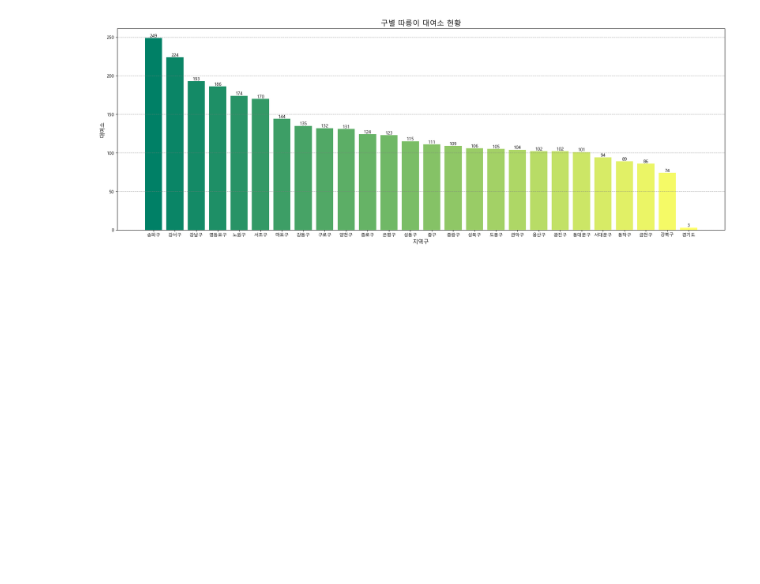
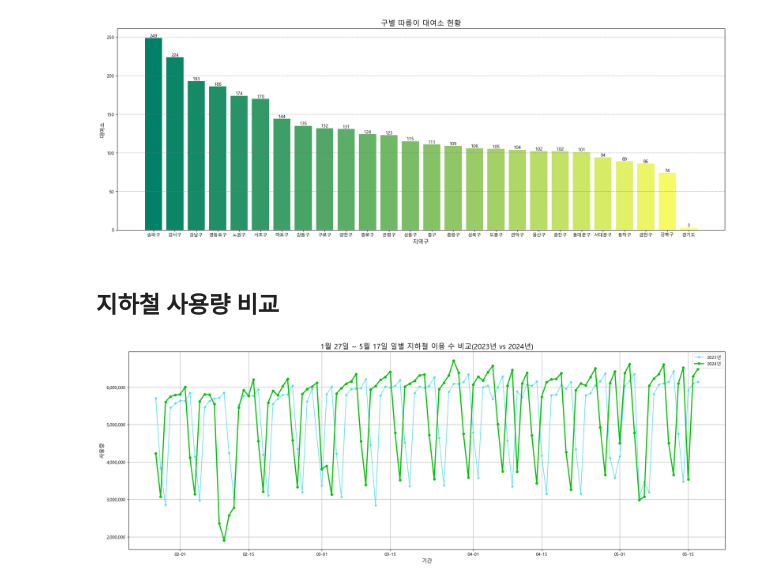
Before and after one commit to LeeShawnhun/bigdata_termproject, a Jupyter notebook: 빅데이터분석(가)_텀프로젝트.ipynb, the cells around one changed output. Cells and saved outputs as stored; diff of their text form; code cells hidden in the pictures; blank space fills up the shorter version.

```diff
--- a/빅데이터분석(가)_텀프로젝트.ipynb
+++ b/빅데이터분석(가)_텀프로젝트.ipynb
@@ -400,0 +434,3 @@ array(['종로구', '중구', '용산구', '성동구', '광진구', '동대문
+# %%
+subway_2023 = subway_2023[~subway_2023["역명"].isin(unavailable)]
+subway_2024 = subway_2024[~subway_2024["역명"].isin(unavailable)]
@@ -400,0 +439,11 @@ array(['종로구', '중구', '용산구', '성동구', '광진구', '동대문
+# %%
+subway_2023["사용일자"] = pd.to_datetime(subway_2023["사용일자"], format="%Y%m%d")
+subway_2023["월"] = subway_2023["사용일자"].dt.month
+
+subway_2024["사용일자"] = pd.to_datetime(subway_2024["사용일자"], format="%Y%m%d")
+subway_2024["월"] = subway_2024["사용일자"].dt.month
+# %%
+subway_2023_daily = subway_2023.groupby("사용일자")[["승차총승객수"]].sum()
+
+subway_2023_daily_plot = subway_2023_daily.copy()
+subway_2023_daily_plot.index = subway_2023_daily_plot.index + DateOffset(years=1)
@@ -400,0 +452,2 @@ array(['종로구', '중구', '용산구', '성동구', '광진구', '동대문
+# %%
+subway_2024_daily = subway_2024.groupby("사용일자")[["승차총승객수"]].sum()
@@ -500,3 +721,28 @@ plt.grid(axis='y', linestyle='--', alpha=0.7, color="gray")
 plt.show()
 # %% [output]
 [figure]
+# %% [markdown]
+## 지하철 사용량 비교
+# %%
+fig, ax = plt.subplots(figsize=(24, 8))
+
+ax.plot(subway_2023_daily_plot.index, subway_2023_daily_plot["승차총승객수"], label = "2023년", marker="o", markersize="4", color="#4EDAED", alpha=0.85)
+
+ax.plot(subway_2024_daily.index, subway_2024_daily["승차총승객수"], label = "2024년", marker="o", markersize="5", linewidth=2.5, color="#09bf10")
+
+date_format = mdates.DateFormatter('%m-%d')
+ax.xaxis.set_major_formatter(date_format)
+
+current_values = plt.gca().get_yticks()
+plt.gca().set_yticklabels(['{:,.0f}'.format(x) for x in current_values])
+
+plt.xlabel("기간", fontsize = 12)
+plt.ylabel("사용량", fontsize = 12)
+plt.title("1월 27일 ~ 5월 17일 일별 지하철 이용 수 비교(2023년 vs 2024년)", fontsize = 16)
+
+plt.grid()
+plt.legend()
+
+plt.show()
+# %% [output]
+[figure, added]
```
Also changed, not shown: parts of 83 cells of this notebook.
